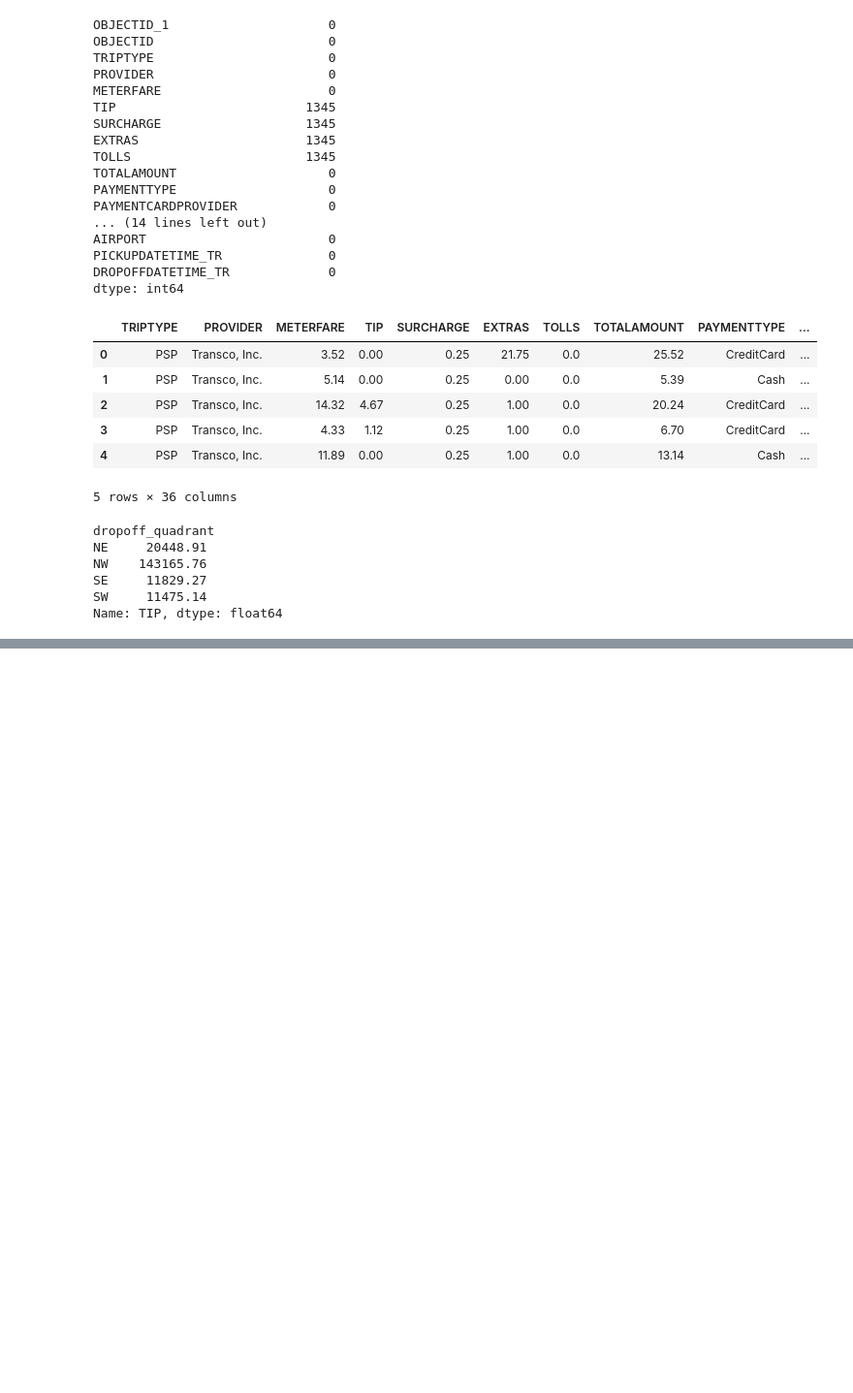
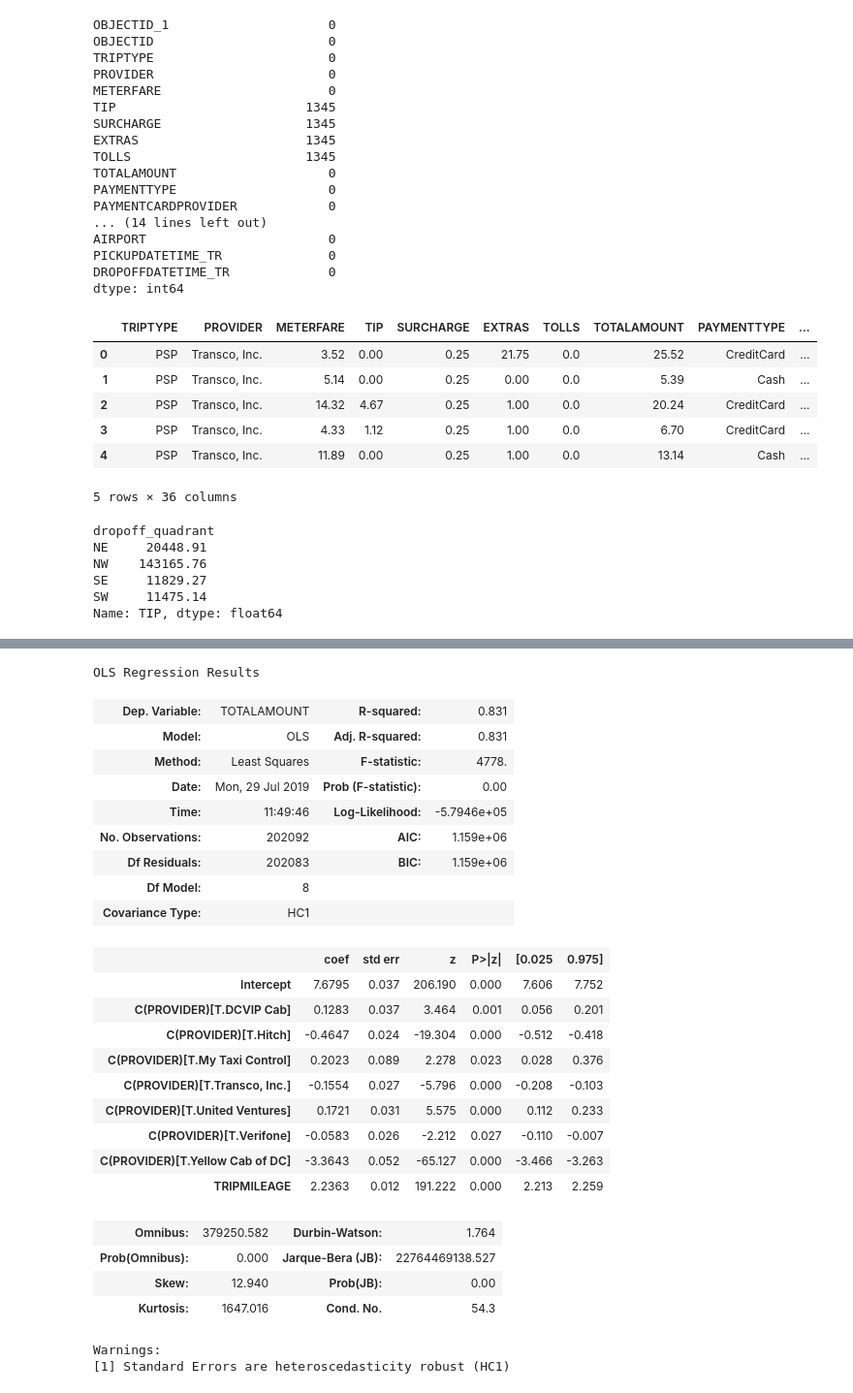
Before and after one commit to keita-dc/FlatironProject4, a Jupyter notebook: DC_taxi_trips.ipynb, the cells around one changed output, grey strips where cells are left out. Shown at 97% size. Drawn from its saved outputs; the diff is of its cells as text; code cells hidden in the pictures; blank space fills up the shorter version.

```diff
--- a/DC_taxi_trips.ipynb
+++ b/DC_taxi_trips.ipynb
@@ -132,4 +154,31 @@ dc_quadrants.head()
 # %%
-formula = "TOTALAMOUNT ~ TRIPMILEAGE + TRIPTIME"
-model = smf.ols(formula, df).fit(cov_type="HC1")
+formula = "TOTALAMOUNT ~ C(PROVIDER) + TRIPMILEAGE"
+model = smf.ols(formula, dc_taxi).fit(cov_type="HC1")
 model.summary()
+# %% [output]
+OLS Regression Results
+| Dep. Variable: | TOTALAMOUNT | R-squared: | 0.831 |
+| Model: | OLS | Adj. R-squared: | 0.831 |
+| Method: | Least Squares | F-statistic: | 4778. |
+| Date: | Mon, 29 Jul 2019 | Prob (F-statistic): | 0.00 |
+| Time: | 11:49:46 | Log-Likelihood: | -5.7946e+05 |
+| No. Observations: | 202092 | AIC: | 1.159e+06 |
+| Df Residuals: | 202083 | BIC: | 1.159e+06 |
+| Df Model: | 8 |  |  |
+| Covariance Type: | HC1 |  |  |
+|  | coef | std err | z | P>|z| | [0.025 | 0.975] |
+| Intercept | 7.6795 | 0.037 | 206.190 | 0.000 | 7.606 | 7.752 |
+| C(PROVIDER)[T.DCVIP Cab] | 0.1283 | 0.037 | 3.464 | 0.001 | 0.056 | 0.201 |
+| C(PROVIDER)[T.Hitch] | -0.4647 | 0.024 | -19.304 | 0.000 | -0.512 | -0.418 |
+| C(PROVIDER)[T.My Taxi Control] | 0.2023 | 0.089 | 2.278 | 0.023 | 0.028 | 0.376 |
+| C(PROVIDER)[T.Transco, Inc.] | -0.1554 | 0.027 | -5.796 | 0.000 | -0.208 | -0.103 |
+| C(PROVIDER)[T.United Ventures] | 0.1721 | 0.031 | 5.575 | 0.000 | 0.112 | 0.233 |
+| C(PROVIDER)[T.Verifone] | -0.0583 | 0.026 | -2.212 | 0.027 | -0.110 | -0.007 |
+| C(PROVIDER)[T.Yellow Cab of DC] | -3.3643 | 0.052 | -65.127 | 0.000 | -3.466 | -3.263 |
+| TRIPMILEAGE | 2.2363 | 0.012 | 191.222 | 0.000 | 2.213 | 2.259 |
+| Omnibus: | 379250.582 | Durbin-Watson: | 1.764 |
+| Prob(Omnibus): | 0.000 | Jarque-Bera (JB): | 22764469138.527 |
+| Skew: | 12.940 | Prob(JB): | 0.00 |
+| Kurtosis: | 1647.016 | Cond. No. | 54.3 |
+Warnings:
+[1] Standard Errors are heteroscedasticity robust (HC1)
```
Also changed, not shown: parts of 13 cells of this notebook.
